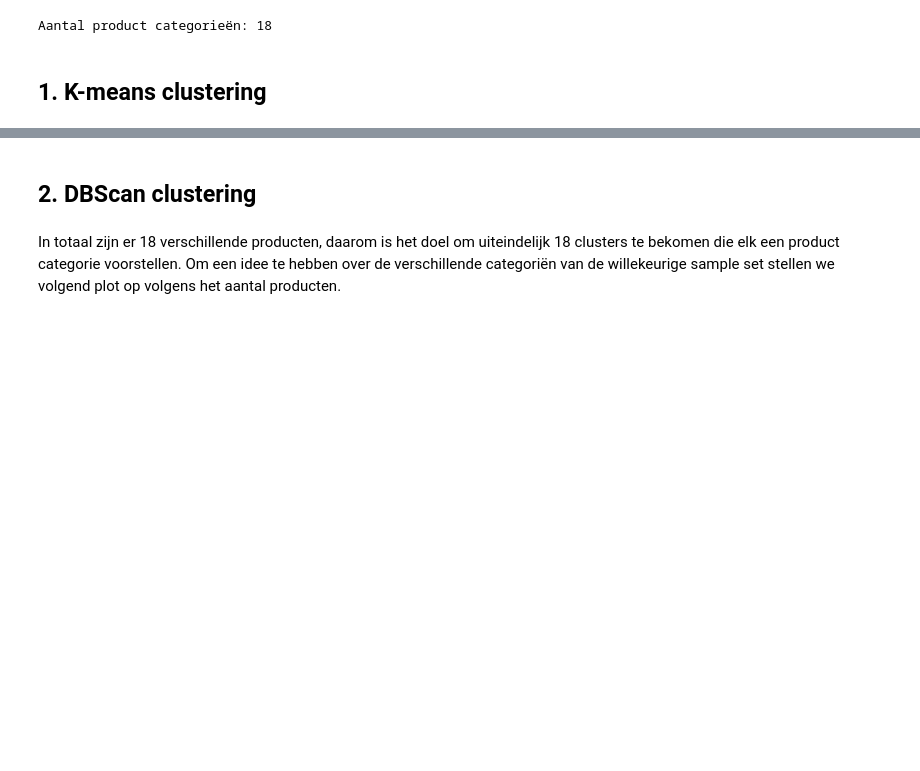
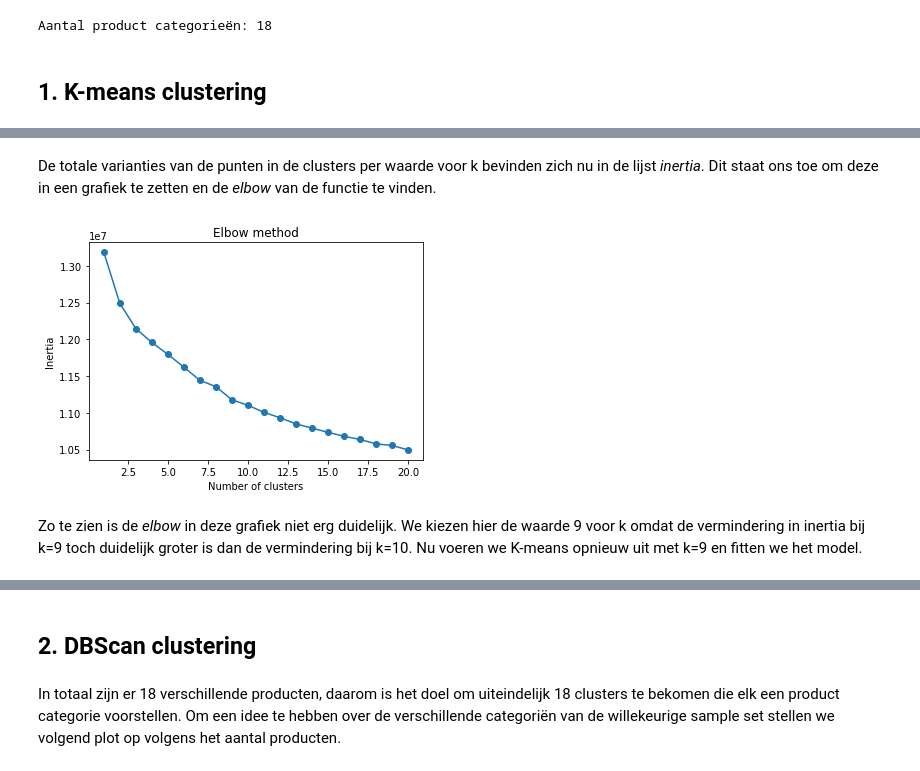
Before and after one commit to WouterStemgee/applied-machine-learning-consumer-complaints-database, a Jupyter notebook: sprint2_unsupervised-learning/sprint2.ipynb, the cells around one changed output, grey strips where cells are left out. Saved outputs shown, nothing was run; the diff lists cells and outputs as text; code cells hidden in the pictures; blank space fills up the shorter version.

```diff
--- a/sprint2_unsupervised-learning/sprint2.ipynb
+++ b/sprint2_unsupervised-learning/sprint2.ipynb
@@ -40,0 +161,13 @@ Aantal product categorieën: 18
+# %%
+%%time
+
+from sklearn.cluster import KMeans
+#List voor bijhouden van WCSS (Within-Cluster-Sum-of-Squares):
+inertia = []
+k_min = 1
+k_max = 11
+for i in range(k_min, k_max):
+    print(i)
+    kmeans = KMeans(n_clusters = i, n_jobs = -1)
+    kmeans.fit(X)
+    inertia.append(kmeans.inertia_)
@@ -40,0 +186,10 @@ Aantal product categorieën: 18
+# %%
+%%time
+
+k_min = 11
+k_max = 21
+for i in range(k_min, k_max):
+    print(i)
+    kmeans = KMeans(n_clusters = i, n_jobs = -1)
+    kmeans.fit(X)
+    inertia.append(kmeans.inertia_)
@@ -40,0 +208,13 @@ Aantal product categorieën: 18
+# %% [markdown]
+De totale varianties van de punten in de clusters per waarde voor k bevinden zich nu in de lijst *inertia*. Dit staat ons toe om deze in een grafiek te zetten en de *elbow* van de functie te vinden.
+# %%
+plt.plot(range(1,21), inertia, marker='o')
+plt.title('Elbow method')
+plt.xlabel('Number of clusters')
+plt.ylabel('Inertia')
+plt.show()
+# %% [output]
+[figure, added]
+# %% [markdown]
+Zo te zien is de *elbow* in deze grafiek niet erg duidelijk. We kiezen hier de waarde 9 voor k omdat de vermindering in inertia bij k=9 toch duidelijk groter is dan de vermindering bij k=10.
+Nu voeren we K-means opnieuw uit met k=9 en fitten we het model.
```
Also changed, not shown: parts of 35 cells of this notebook, 1 other file.
